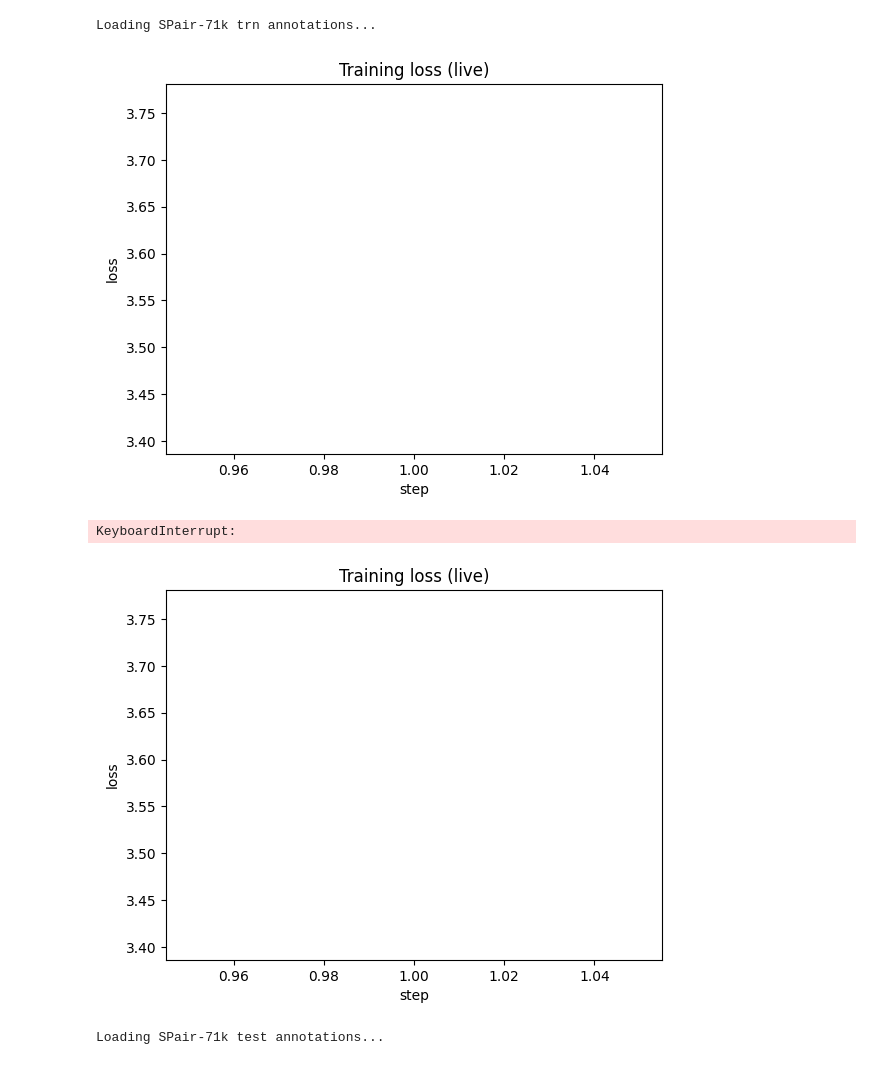
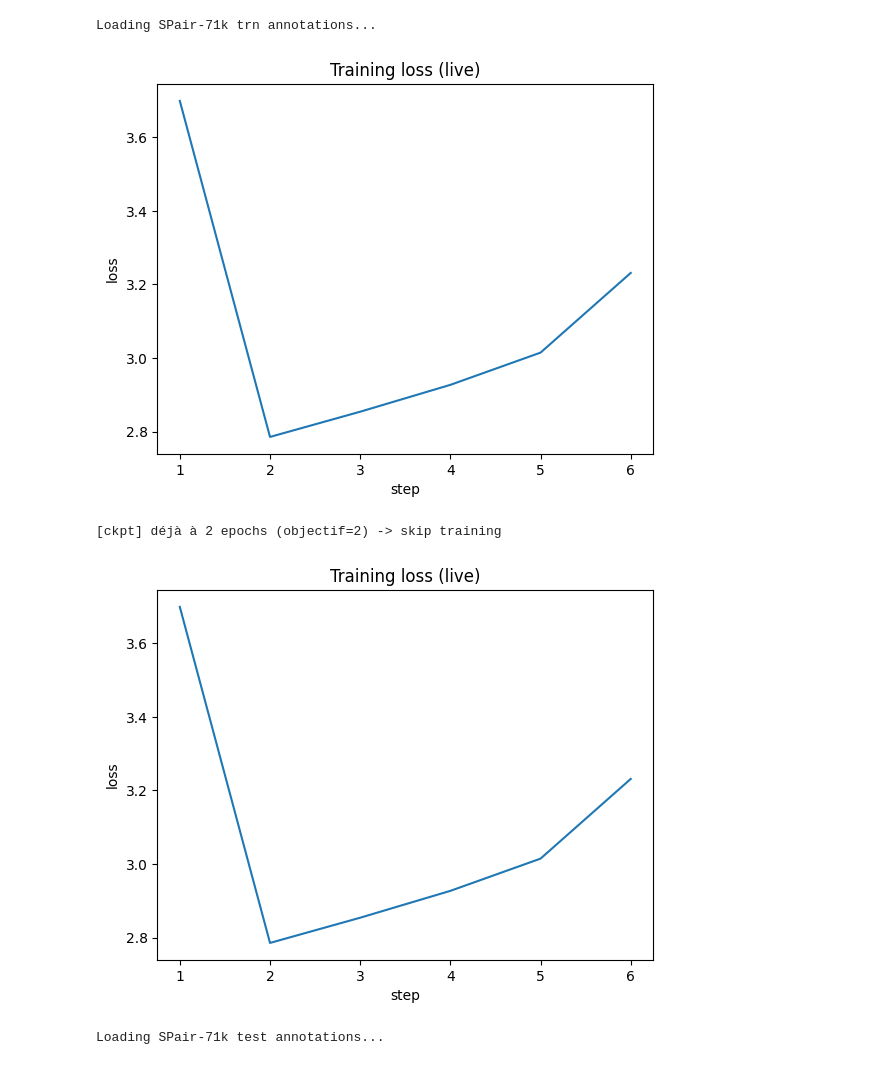
Before and after one commit to MarcotteS/semantic-correspondence, a Jupyter notebook: notebooks/training_free_baseline.ipynb, the cells around one changed output. Saved outputs shown, nothing was run; the diff lists cells and outputs as text; code cells hidden in the pictures.

```diff
--- a/notebooks/training_free_baseline.ipynb
+++ b/notebooks/training_free_baseline.ipynb
@@ -432,26 +437,26 @@ Loading SPair-71k trn annotations...
 # %%
 
 matcher = CorrespondenceMatcher2(extractor)
 matcher.ckpt_dir = "/content/drive/MyDrive/semantic-correspondance-project/checkpoints"
 matcher.exp_name = "dino_stage2_exp01"   # optionnel
 matcher.resume = True                   # optionnel
 matcher.save_every_epoch = 1            # optionnel
 from fine_tunning.test import train_stage2
 matcher = train_stage2(
     matcher=matcher,
     train_loader=train_loader,
-    n_epochs=10,            # 1-3
+    n_epochs=2,            # 1-3
     n_last_blocks=1,       # 1 sur Colab
     lr=2e-5,
     weight_decay=0.01,
     tau=0.07,
-    max_batches_per_epoch=100,  # pour limiter le temps (optionnel)
+    max_batches_per_epoch=30,  # pour limiter le temps (optionnel)
     use_amp=True
 )
 # %% [output]
-[figure, old version]
+[figure, new version]
-KeyboardInterrupt:
+[ckpt] déjà à 2 epochs (objectif=2) -> skip training
-[figure, old version]
+[figure, new version]
 # %%
 # On réutilise le même extractor (poids fine-tunés)
 matcher_eval = CorrespondenceMatcher(extractor)
```
Also changed, not shown: parts of 5 cells of this notebook.
